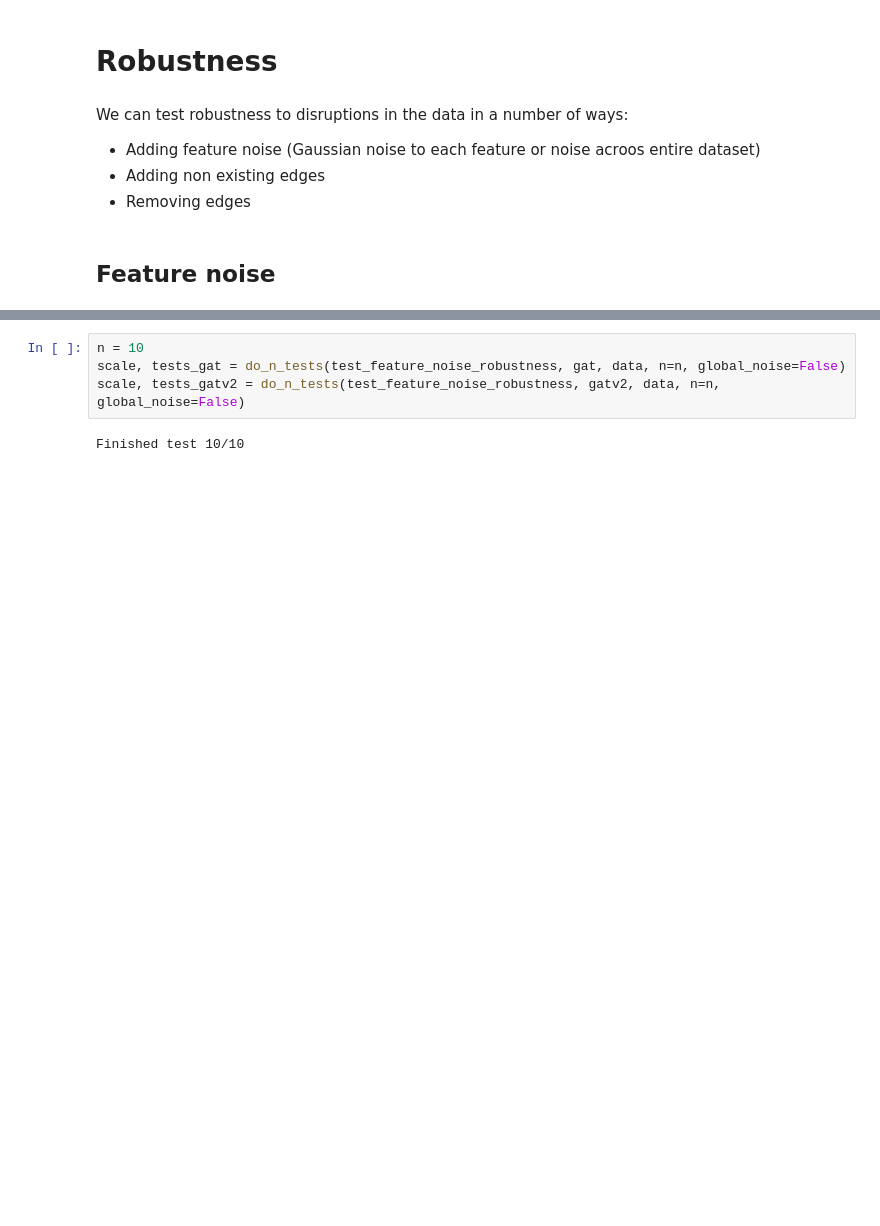
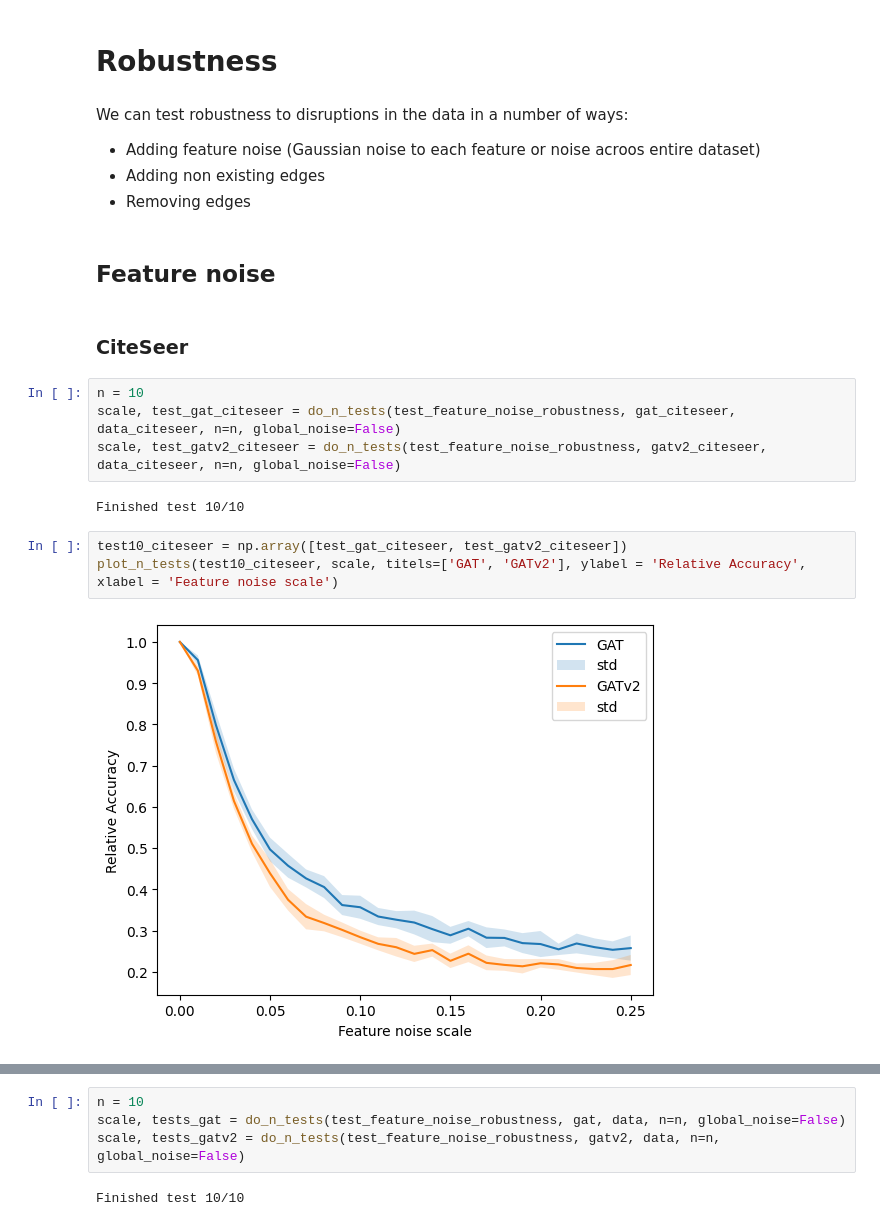
Before and after one commit to KarlRisager/ATDL_A3, a Jupyter notebook: workerNB.ipynb, the cells around one changed output, grey strips where cells are left out. Cells and saved outputs as stored; diff of their text form; blank space fills up the shorter version.

```diff
--- a/workerNB.ipynb
+++ b/workerNB.ipynb
@@ -140,3 +173,16 @@ We can test robustness to disruptions in the data in a number of ways:
 - Removing edges
 # %% [markdown]
 ## Feature noise
+# %% [markdown]
+### CiteSeer
+# %%
+n = 10
+scale, test_gat_citeseer = do_n_tests(test_feature_noise_robustness, gat_citeseer, data_citeseer, n=n, global_noise=False)
+scale, test_gatv2_citeseer = do_n_tests(test_feature_noise_robustness, gatv2_citeseer, data_citeseer, n=n, global_noise=False)
+# %% [output]
+Finished test 10/10
+# %%
+test10_citeseer = np.array([test_gat_citeseer, test_gatv2_citeseer])
+plot_n_tests(test10_citeseer, scale, titels=['GAT', 'GATv2'], ylabel = 'Relative Accuracy', xlabel = 'Feature noise scale')
+# %% [output]
+[figure, added]
```
Also changed, not shown: parts of 20 cells of this notebook, 1 other file.
